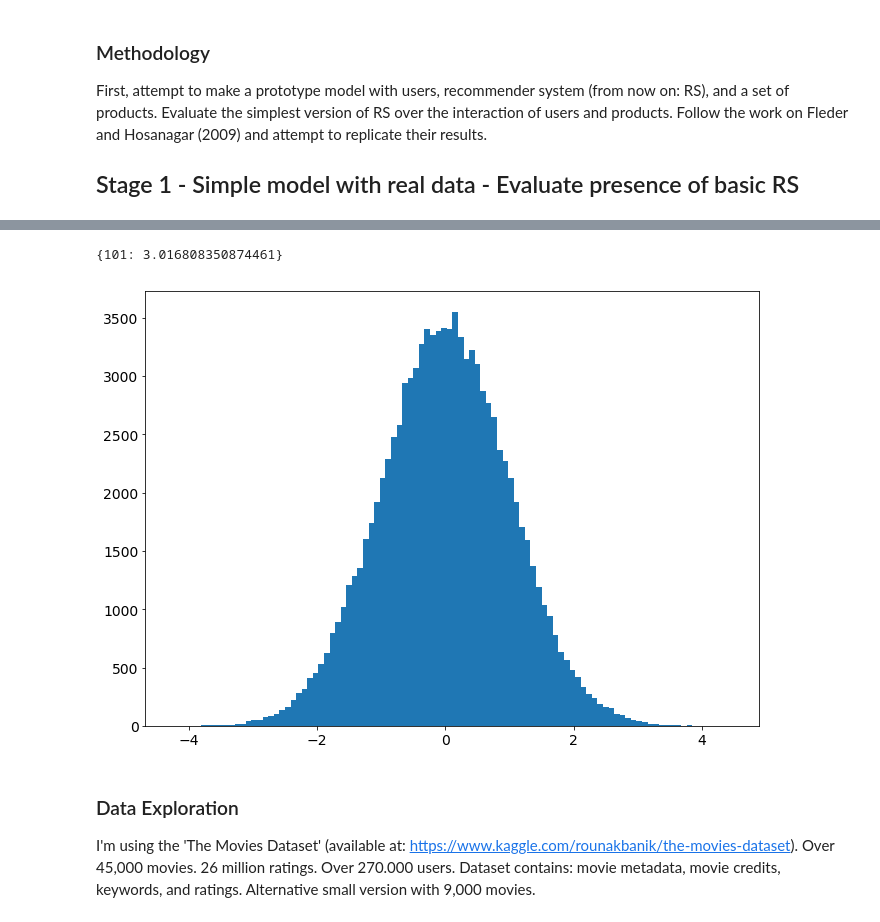
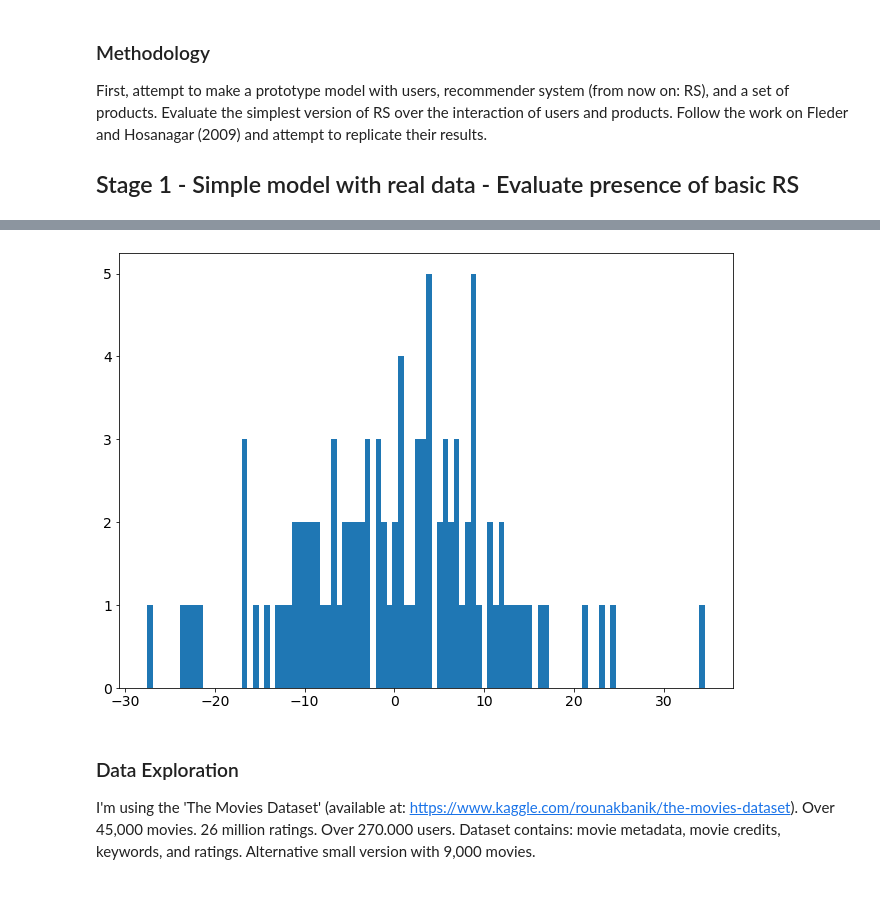
Before and after one commit to Andrelhu/Diversity-on-RecSys, a Jupyter notebook: Basic Model and Data Analysis.ipynb, the cells around one changed output, grey strips where cells are left out. Cells and saved outputs as stored; diff of their text form; code cells hidden in the pictures; blank space fills up the shorter version.

```diff
--- a/Basic Model and Data Analysis.ipynb
+++ b/Basic Model and Data Analysis.ipynb
@@ -36,24 +41,50 @@ class market(object):
         s.agente = [Agent(id_) for id_ in range(s.A)]
         s.agente_dict = {agent.id:[agent,agent.experience,agent.consumed] for agent in s.agente}
         s.A_df = pd.DataFrame.from_dict(s.agente_dict,orient='index')
-        s.A_df.columns = ['Object','Experience','Consumed']
+        s.A_df.columns = ['Object','experience','consumed']
 
         #Do the same for Products.
         s.productum = [Product(id_) for id_ in range(s.P)]
-        s.agente_dict = {agent.id:[agent,agent.experience,agent.consumed] for agent in s.agente}
+        s.product_dict = {product.id:[product,product.value,product.rating,product.views] for product in s.productum}
+        s.P_df = pd.DataFrame.from_dict(s.product_dict,orient='index')
+        s.P_df.columns = ['Object','value','rating','views']
+
+    def step(s):
+        #Every step the market activates ALL agents, they evaluate a single product and report the feedback.
+        #For now, products utility is their value. MEaning that final aggregated 'evaluations' should be a gauss distro.
+        for a in s.agente:
+            #Activation
+            if a.activation > rd.random():
+                target_p = a.search(s.P)
+                a.consume(s,target_p,s.productum[target_p].value)
+                #Update agents info
+                s.A_df = update_obj(s.A_df,a.id,a)
 
 class Agent(object):
     def __init__(s,id_):
         s.id = id_
+        s.activation = 1
         s.experience = {}
         s.consumed = []
 
-    def consume(s,movie_id,movie_value):
+    def search(s,pop):
+        #Random
+        return rd.randint(0,pop-1)
+
+    def consume(s,market,movie_id,movie_value):
         s.utility = movie_value
         s.experience[movie_id] = s.utility
+        market.A_df.loc[s.id,'experience'] = s.utility
+
         s.consumed.append(movie_id)
+        market.A_df.loc[s.id,'consumed'] = s.consumed
+
+        market.P_df.loc[movie_id,'rating'] += s.utility
+        market.P_df.loc[movie_id,'views'] += 1
 
 class Product(object):
     def __init__(s,id_):
         s.id = id_
         s.value = rd.gauss(0,1)
+        s.rating = 0
+        s.views = 0
@@ -63,0 +95,8 @@ M.A_df.Object[0].consume(50,50)
+# %%
+t0 = time.clock()
+M = market(100,100)
+t1 = time.clock()
+for i in range(100):
+    M.step()
+t2 = time.clock()
+print('Initialization: '+str(t1-t0)+' secs. Total: '+str(t2-t1)+' secs.')
@@ -73,12 +111,8 @@ M.A_df.head()
-# %%
-M.A_df.Object[0].experience
-# %% [output]
-{101: 3.016808350874461}
 # %%
-plt.hist([rd.gauss(0,1) for i in range(99999)],bins=100)
+plt.hist(list(M.P_df.rating),bins=100)
 plt.show()
 # %% [output]
-[figure, old version]
+[figure, new version]
 # %% [markdown]
 ### Data Exploration
 
```
Also changed, not shown: parts of 8 cells of this notebook.
